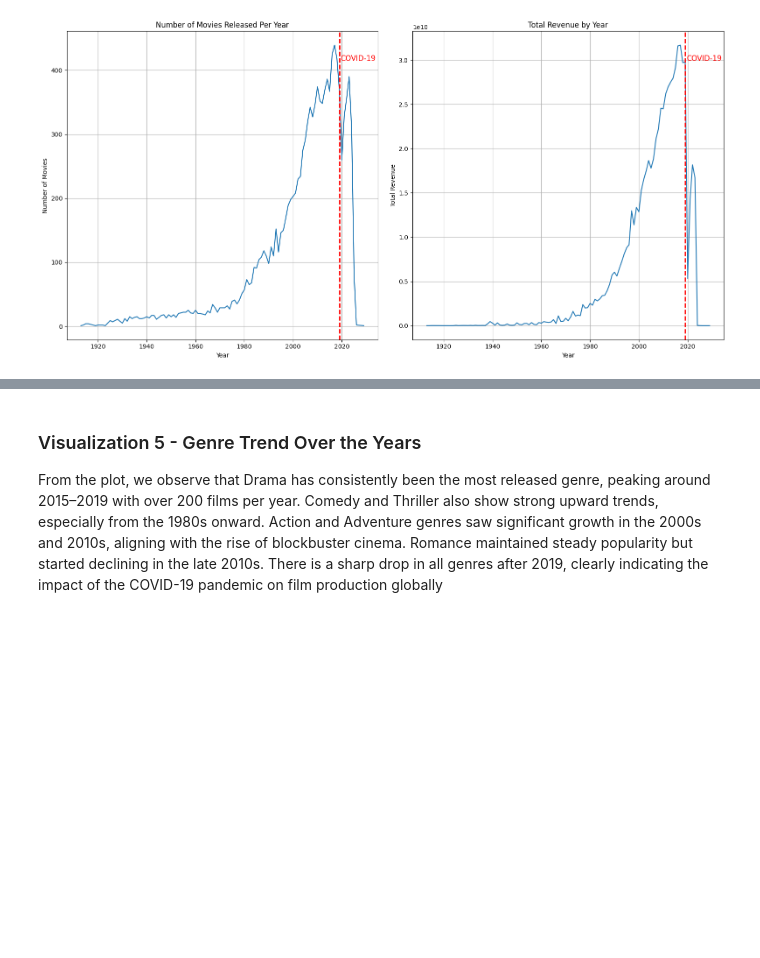
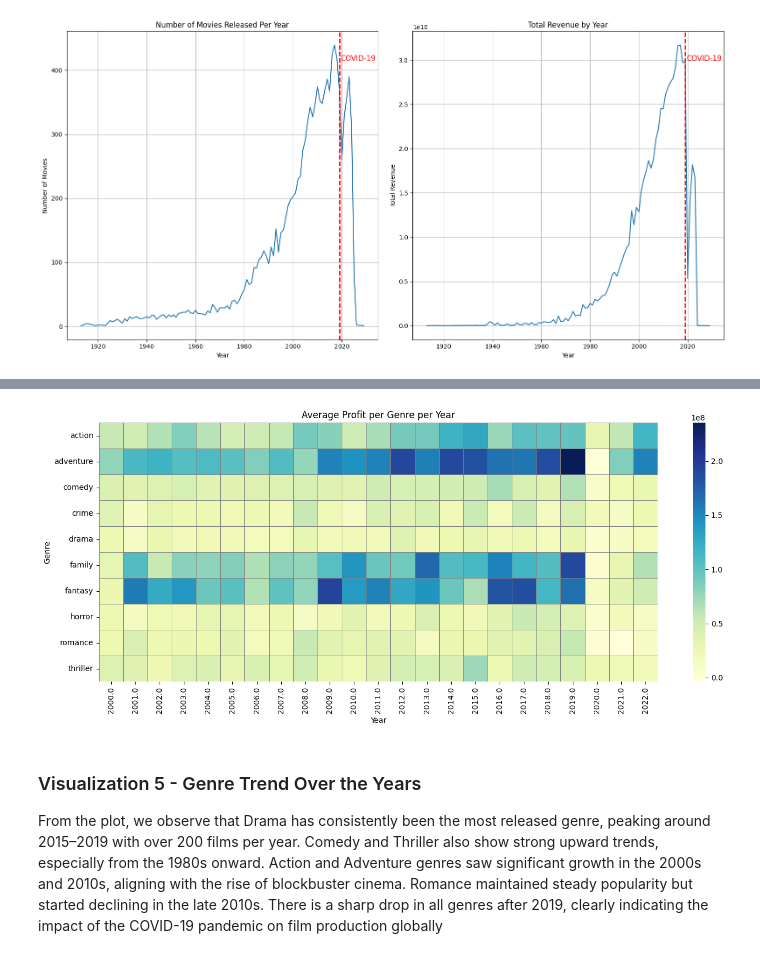
Before and after one commit to nithish-kumar-t/movie-box-office-prediction, a Jupyter notebook: timbd-data-cleaning.ipynb, the cells around one changed output, grey strips where cells are left out. Drawn from its saved outputs; the diff is of its cells as text; code cells hidden in the pictures; blank space fills up the shorter version.

```diff
--- a/timbd-data-cleaning.ipynb
+++ b/timbd-data-cleaning.ipynb
@@ -341,3 +344,31 @@ plt.show()
+# %%
+
+df['release_year'] = df['release_date'].dt.year
+df['profit'] = df['revenue'] - df['budget']
+df_exploded = df.explode('genres_list')
+
+df_exploded = df_exploded[df_exploded['release_year'].between(2000, 2022)]
+top_genres = df_exploded['genres_list'].value_counts().head(10).index
+df_filtered = df_exploded[df_exploded['genres_list'].isin(top_genres)]
+
+# Create pivot table with average profit
+pivot_table = df_filtered.pivot_table(
+    index='genres_list',
+    columns='release_year',
+    values='profit',
+    aggfunc='mean'
+)
+
+# Plot heatmap
+plt.figure(figsize=(14, 6))
+sns.heatmap(pivot_table, cmap='YlGnBu', linewidths=0.5, linecolor='gray', annot=False, fmt='.0f')
+plt.title('Average Profit per Genre per Year')
+plt.xlabel('Year')
+plt.ylabel('Genre')
+plt.tight_layout()
+plt.show()
+# %% [output]
+[figure, added]
 # %% [markdown]
 ### Visualization 5 - Genre Trend Over the Years
 
```
Also changed, not shown: parts of 12 cells of this notebook, 1 other file.
